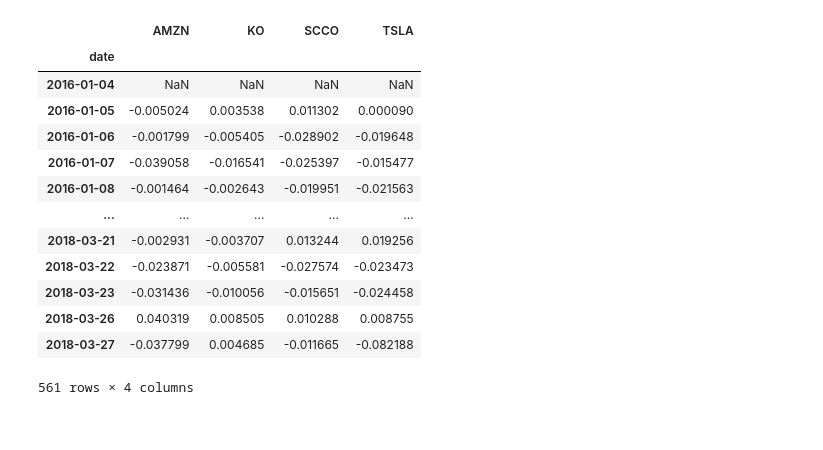
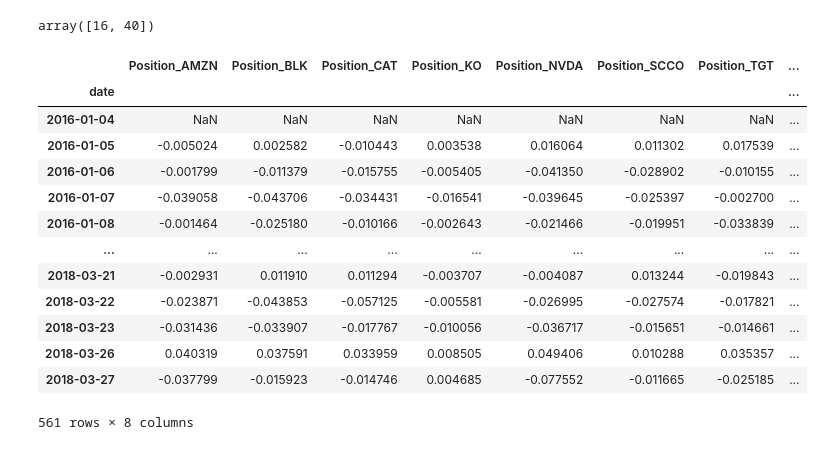
Before and after one commit to PBenavides/Practice_Notebooks, a Jupyter notebook: Finance_with_Python/Markowitz efficient frontier portfolio.ipynb, the cells around one changed output. Drawn from its saved outputs; the diff is of its cells as text; code cells hidden in the pictures.

```diff
--- a/Finance_with_Python/Markowitz efficient frontier portfolio.ipynb
+++ b/Finance_with_Python/Markowitz efficient frontier portfolio.ipynb
@@ -31,7 +34,8 @@ def calculate_returns_sharpe_ratio(df,weights,total_investment=10000):
     cumulative_return = 100*(portfolio_position[-1] / portfolio_position[0] - 1)
     #Now we will calculate the sharpe ratio (Mean of returns - risk_free) / Stand.Deviat of portfolio
     daily_return_portfolio = portfolio_position.pct_change()
-    print(daily_return_portfolio*100)
+    sharpe_ratio = (daily_return_portfolio.mean() - 0.003) / daily_return_portfolio.std()
+    #Printing results
     print("The cumulative return of the portfolio is: {:.2f} %".format(cumulative_return))
-
+    print("The sharpe ratio of the portfolio is {:.3f}".format(sharpe_ratio))
     return pd.DataFrame(sharpe_dict)
@@ -72,0 +42,3 @@ s
+# %%
+weights = [0.125,0.125,0.125,0.125,0.125,0.125,0.125,0.125] #This shoul be edited...
+portfolio_position_df = calculate_returns_sharpe_ratio(df,weights)
@@ -72,0 +97,26 @@ s
+# %%
+import numpy as np
+def get_simulation_of_portfolio(position_df, iterations = 6000, seed = 328):
+    np.random.seed(seed)
+    all_weights = np.zeros((iterations, len(position_df.columns))) #We define the array of future positions
+    returns_array = np.zeros(iterations)
+    volatility_array = np.zeros(iterations)
+    sharpe_array = np.zeros(iterations)
+    #We will measure the pct_change of the stocks.
+    position_df = position_df.pct_change().dropna()
+    for i in range(iterations):
+        #We will randomize the weights and then normalize (from 0 to 1) with respect to the sum.
+        weights = np.array(np.random.random(len(position_df.columns)))
+        weights = weights/np.sum(weights)
+
+        #We will save weights in the upside array.
+        all_weights[i,:] = weights
+
+        #And the expected return is: The sum of every expected return of the stock * weigths * the days of investment.
+        returns_array[i] = np.sum( (position_df.mean() * weights)) * position_df.shape[0]
+
+        #Now the expected volatily.
+        volatility_array[i] = np.sqrt(np.dot(weights.T, np.dot(position_df.cov()*position_df_.shape[0], weights)))
+    print(all_weights)
+# %%
+get_simulation_of_portfolio(portfolio_position_df)
@@ -73,17 +146,21 @@ s
+# %%
+np.dot(np.dot(a,b),4)
+# %% [output]
+array([16, 40])
 # %%
-table.pct_change()
+portfolio_position_df.pct_change()
 # %% [output]
-|  | AMZN | KO | SCCO | TSLA |
-| date |  |  |  |  |
-| 2016-01-04 | NaN | NaN | NaN | NaN |
-| 2016-01-05 | -0.005024 | 0.003538 | 0.011302 | 0.000090 |
-| 2016-01-06 | -0.001799 | -0.005405 | -0.028902 | -0.019648 |
-| 2016-01-07 | -0.039058 | -0.016541 | -0.025397 | -0.015477 |
-| 2016-01-08 | -0.001464 | -0.002643 | -0.019951 | -0.021563 |
-| ... | ... | ... | ... | ... |
-| 2018-03-21 | -0.002931 | -0.003707 | 0.013244 | 0.019256 |
-| 2018-03-22 | -0.023871 | -0.005581 | -0.027574 | -0.023473 |
-| 2018-03-23 | -0.031436 | -0.010056 | -0.015651 | -0.024458 |
-| 2018-03-26 | 0.040319 | 0.008505 | 0.010288 | 0.008755 |
-| 2018-03-27 | -0.037799 | 0.004685 | -0.011665 | -0.082188 |
+|  | Position_AMZN | Position_BLK | Position_CAT | Position_KO | Position_NVDA | Position_SCCO | Position_TGT | ... |
+| date |  |  |  |  |  |  |  | ... |
+| 2016-01-04 | NaN | NaN | NaN | NaN | NaN | NaN | NaN | ... |
+| 2016-01-05 | -0.005024 | 0.002582 | -0.010443 | 0.003538 | 0.016064 | 0.011302 | 0.017539 | ... |
+| 2016-01-06 | -0.001799 | -0.011379 | -0.015755 | -0.005405 | -0.041350 | -0.028902 | -0.010155 | ... |
+| 2016-01-07 | -0.039058 | -0.043706 | -0.034431 | -0.016541 | -0.039645 | -0.025397 | -0.002700 | ... |
+| 2016-01-08 | -0.001464 | -0.025180 | -0.010166 | -0.002643 | -0.021466 | -0.019951 | -0.033839 | ... |
+| ... | ... | ... | ... | ... | ... | ... | ... | ... |
+| 2018-03-21 | -0.002931 | 0.011910 | 0.011294 | -0.003707 | -0.004087 | 0.013244 | -0.019843 | ... |
+| 2018-03-22 | -0.023871 | -0.043853 | -0.057125 | -0.005581 | -0.026995 | -0.027574 | -0.017821 | ... |
+| 2018-03-23 | -0.031436 | -0.033907 | -0.017767 | -0.010056 | -0.036717 | -0.015651 | -0.014661 | ... |
+| 2018-03-26 | 0.040319 | 0.037591 | 0.033959 | 0.008505 | 0.049406 | 0.010288 | 0.035357 | ... |
+| 2018-03-27 | -0.037799 | -0.015923 | -0.014746 | 0.004685 | -0.077552 | -0.011665 | -0.025185 | ... |
-561 rows × 4 columns
+561 rows × 8 columns
```
Also changed, not shown: parts of 16 cells of this notebook.
